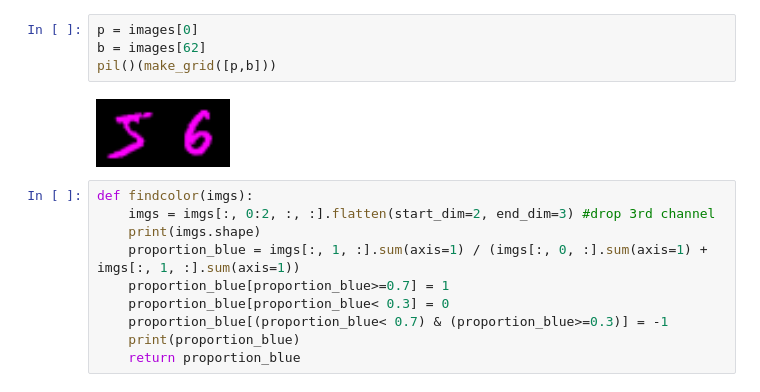
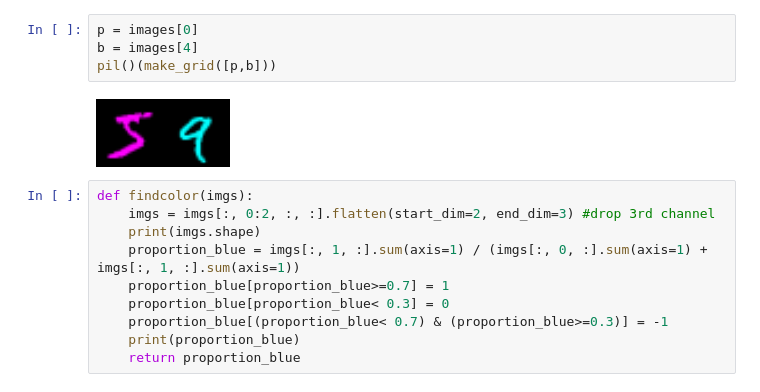
Before and after one commit to soCromp/generative-models, a Jupyter notebook: coloredmnistbi.ipynb, the cells around one changed output. Drawn from its saved outputs; the diff is of its cells as text.

```diff
--- a/coloredmnistbi.ipynb
+++ b/coloredmnistbi.ipynb
@@ -54,9 +53,9 @@ pil()(make_grid(images[:100], nrow=10))
 # %%
 p = images[0]
-b = images[62]
+b = images[4]
 pil()(make_grid([p,b]))
 # %% [output]
-[figure, old version]
+[figure, new version]
 # %%
 def findcolor(imgs):
     imgs = imgs[:, 0:2, :, :].flatten(start_dim=2, end_dim=3) #drop 3rd channel
```
Also changed, not shown: parts of 8 cells of this notebook.
